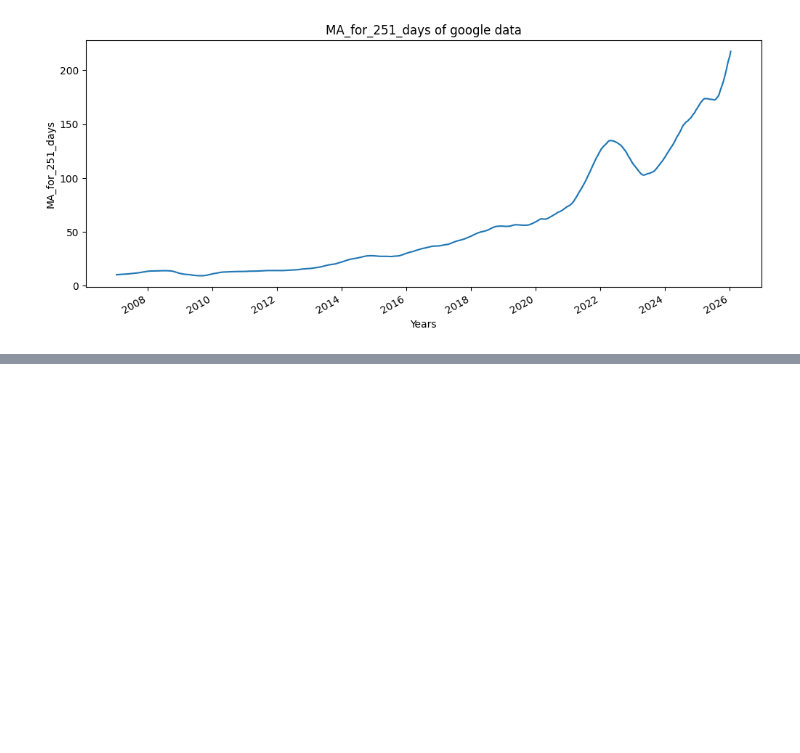
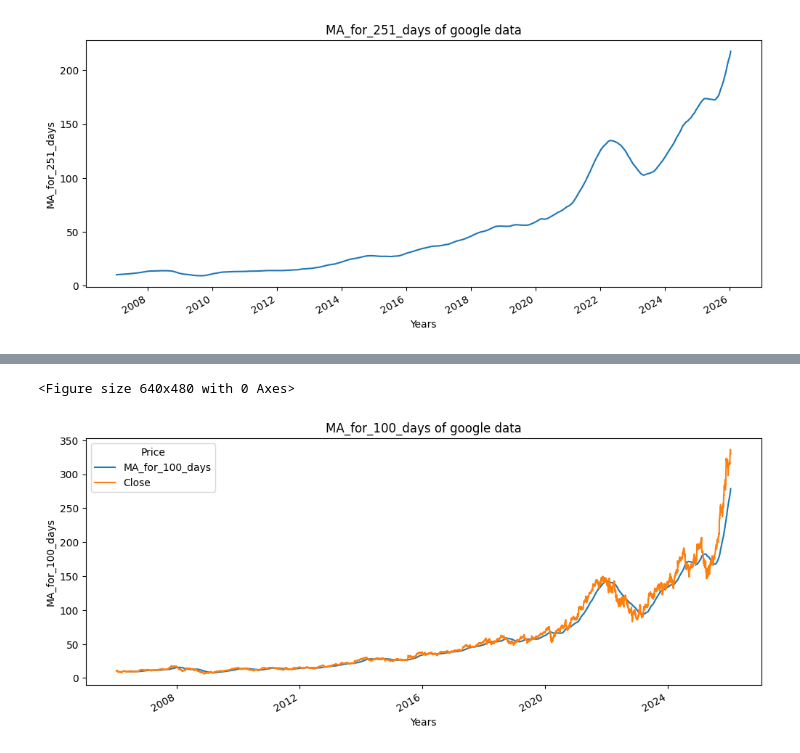
Before and after one commit to BibekRai44/basic-ml-project, a Jupyter notebook: google-stock-prediction.ipynb, the cells around one changed output, grey strips where cells are left out. Drawn from its saved outputs; the diff is of its cells as text; code cells hidden in the pictures; blank space fills up the shorter version.

```diff
--- a/google-stock-prediction.ipynb
+++ b/google-stock-prediction.ipynb
@@ -153,0 +159,6 @@ plot_graph((12,5),dataset['MA_for_251_days'],'MA_for_251_days')
+# %%
+dataset['MA_for_100_days'] = dataset['Close'].rolling(100).mean()
+plot_graph((12,5),dataset[['MA_for_100_days','Close']],'MA_for_100_days')
+# %% [output]
+<Figure size 640x480 with 0 Axes>
+[figure, added]
```
Also changed, not shown: parts of 12 cells of this notebook.
